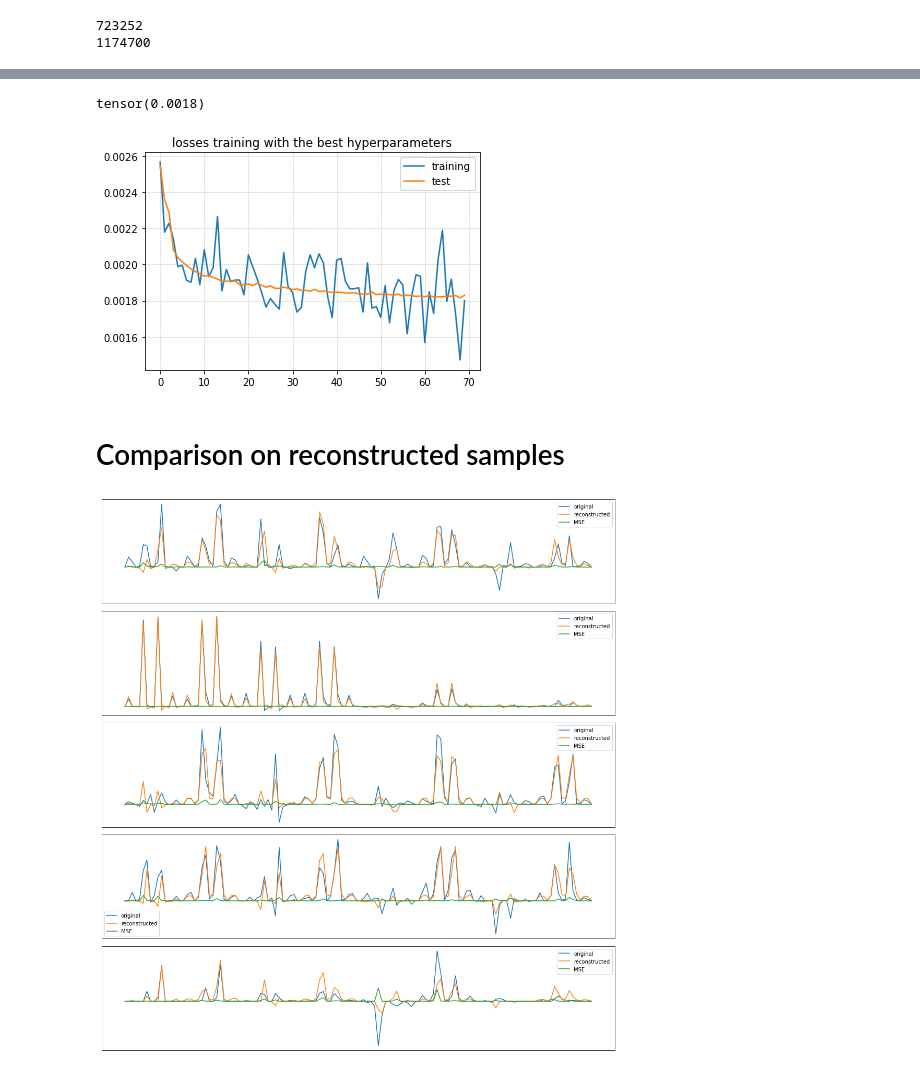
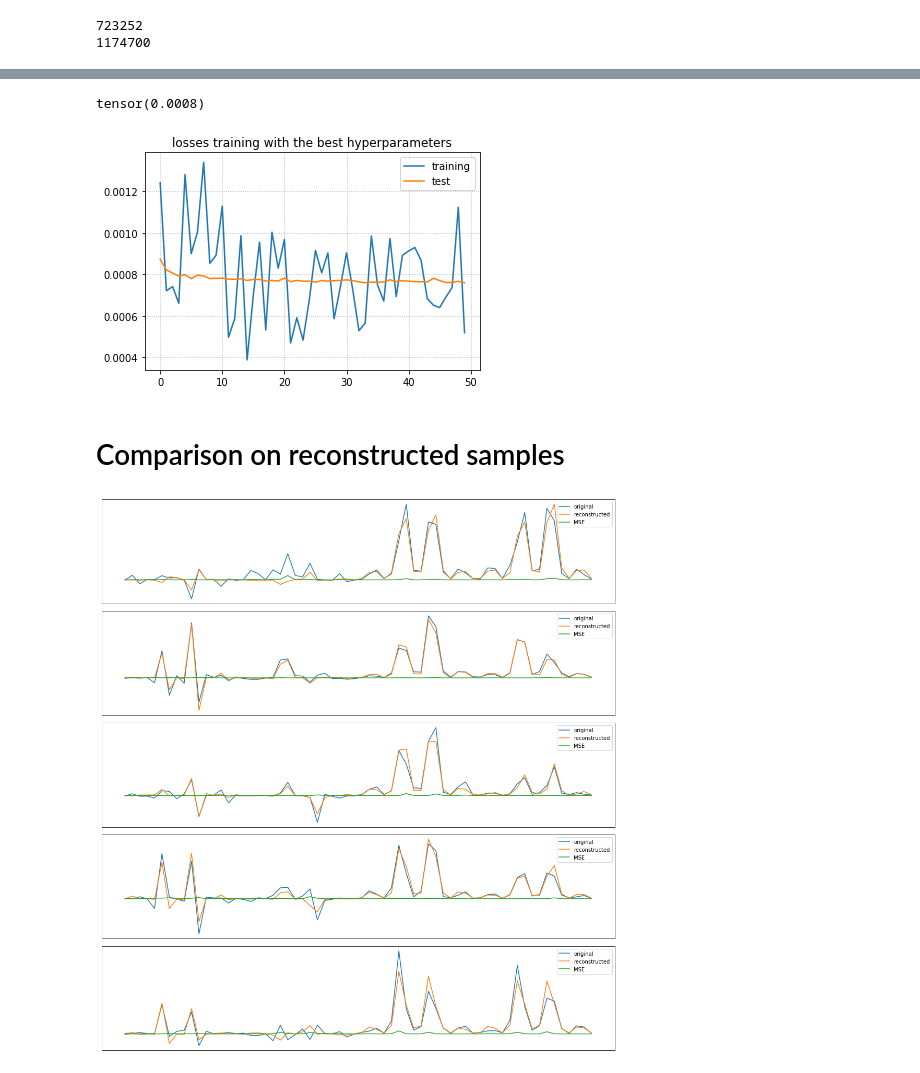
Before and after one commit to donaldssh/3DAR_project_descriptors, a Jupyter notebook: Surf_Autoencoder_3Ddesc.ipynb, the cells around one changed output, grey strips where cells are left out. Drawn from its saved outputs; the diff is of its cells as text; code cells hidden in the pictures.

Commit message:
Final training best model

```diff
--- a/Surf_Autoencoder_3Ddesc.ipynb
+++ b/Surf_Autoencoder_3Ddesc.ipynb
@@ -617,7 +617,7 @@ optuna.visualization.plot_slice(study)
 # %% [markdown]
 # training on best parameters
 # %%
-
+ best_params = {'batch_size': 294, 'architecture': 'Conv', 'conv1_ch': 126, 'conv2_ch': 99, 'conv3_ch': 106, 'fc_ch': 59, 'lr': 0.00010881094987831417}
 #use the full dataset for the final training
 train3D_dataset = SurfDataset(train_set, transform=composed_transform)
 test3D_dataset = SurfDataset(test_set, transform=composed_transform)
@@ -644,7 +644,7 @@ lr = best_params['lr']
 # train_dataloader = DataLoader(train_dataset, batch_size=batch_size, shuffle=True)
 # val_dataloader = DataLoader(val_dataset, batch_size=batch_size, shuffle=True)
 train_dataloader = DataLoader(train3D_dataset, batch_size=batch_size, shuffle=True)
-val_dataloader = DataLoader(val3D_dataset, batch_size=batch_size, shuffle=False)
+val_dataloader = DataLoader(test3D_dataset, batch_size=batch_size, shuffle=False)
 
 
 # initialize models
@@ -734,7 +734,7 @@ torch.save(decoder.state_dict(), '/content/drive/MyDrive/UNI_ICT/3DAR/AE_models/
 # %%
 print(val_loss_record[-1])
 # %% [output]
-tensor(0.0018)
+tensor(0.0008)
 # %%
 plt.plot(train_loss_record, label='training')
 plt.plot(val_loss_record, label='test')
@@ -743,6 +743,6 @@ plt.grid(linestyle=":")
 plt.title("losses training with the best hyperparameters")
 plt.show()
 # %% [output]
-[figure, old version]
+[figure, new version]
 # %% [markdown]
 # Comparison on reconstructed samples
@@ -749,23 +762,27 @@ plt.show()
 # %%
+
+
 best_encoder = encoder
 best_decoder = decoder
 
 rows = 5
 fig, ax = plt.subplots(rows, 1, figsize=(14,15))
 for i in range(rows):
-    img = random.choice(train_dataset_reduced)
+    img = random.choice(test3D_dataset)
     img = img.unsqueeze(0).to(device)
     best_encoder.eval()
     best_decoder.eval()
     with torch.no_grad():
         rec_img  = best_decoder(best_encoder(img))
+        # print(np.shape(rec_img))
+        # rec_img = inverseReshape(rec_img)
     ax[i].plot(img.cpu().squeeze().numpy().reshape(64,), label='original')
     ax[i].plot(rec_img.cpu().squeeze().numpy().reshape(64,), label='reconstructed')
     ax[i].set_xticks([])
     ax[i].set_yticks([])
     ax[i].plot((rec_img.cpu().squeeze().numpy().reshape(64,)-img.cpu().squeeze().numpy().reshape(64,))**2, label='MSE')
     ax[i].legend()
 
 plt.tight_layout()
 # %% [output]
-[figure, old version]
+[figure, new version]
```
Also changed, not shown: parts of 5 cells of this notebook.
